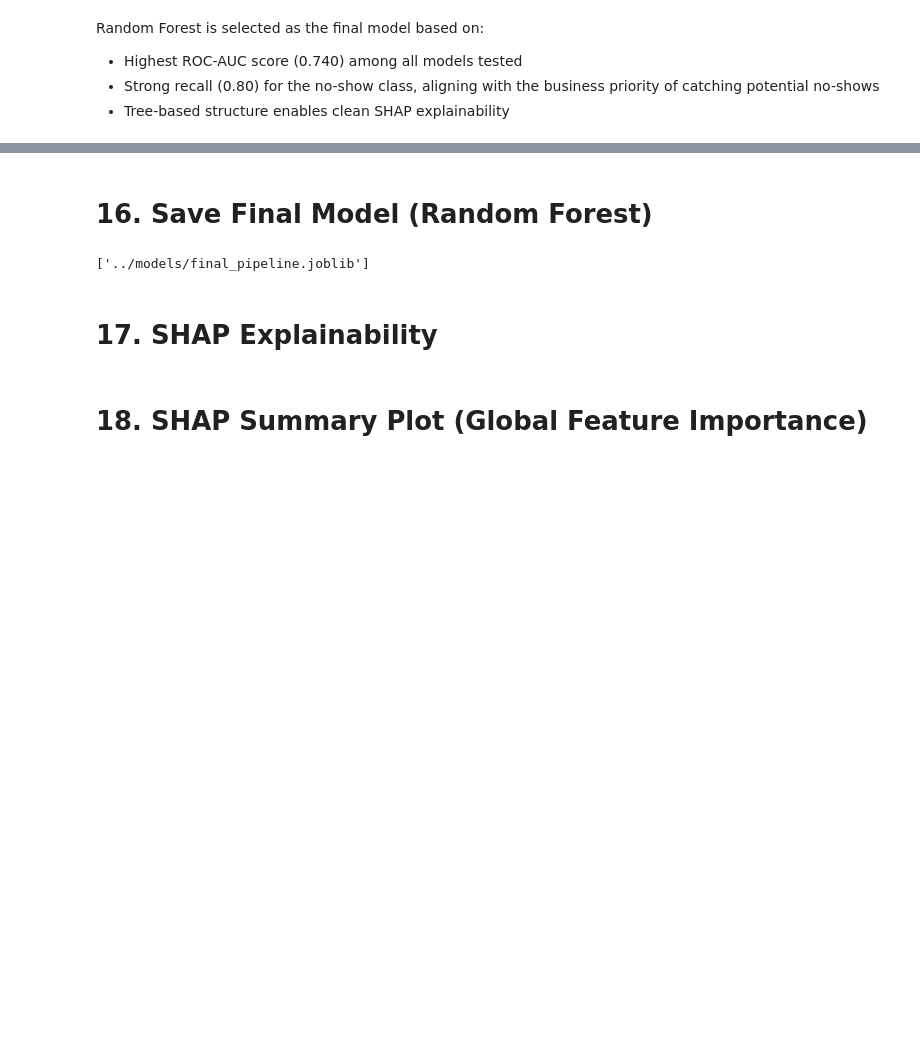
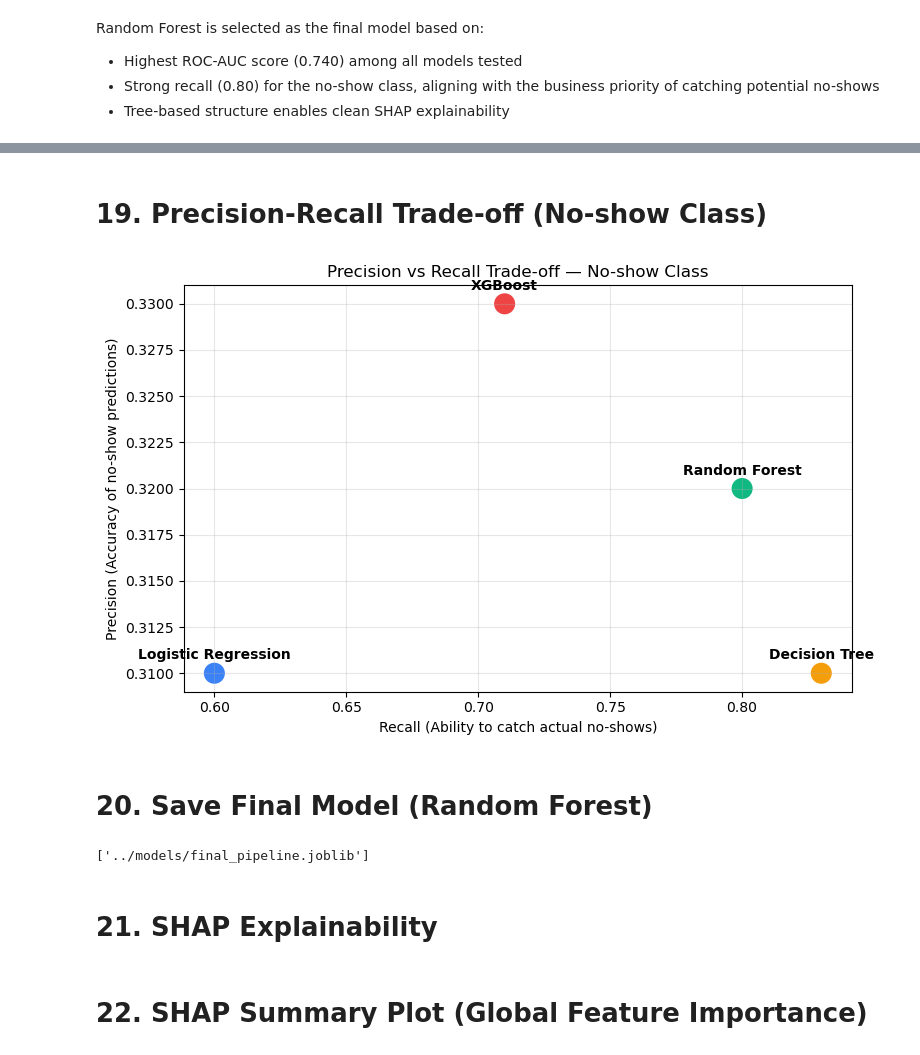
Before and after one commit to md-faiyazkhan/surevisit, a Jupyter notebook: notebooks/03_model_training.ipynb, the cells around one changed output, grey strips where cells are left out. Drawn from its saved outputs; the diff is of its cells as text; code cells hidden in the pictures; blank space fills up the shorter version.

```diff
--- a/notebooks/03_model_training.ipynb
+++ b/notebooks/03_model_training.ipynb
@@ -177,17 +228,36 @@ Random Forest is selected as the final model based on:
+# %% [markdown]
+# 19. Precision-Recall Trade-off (No-show Class)
+# %%
+plt.figure(figsize=(8, 5))
+plt.scatter(model_comparison['Recall'], model_comparison['Precision'], s=200, c=['#3B82F6', '#F59E0B', '#10B981', '#EF4444'])
+
+for i, model in enumerate(model_comparison['Model']):
+    plt.annotate(model, (model_comparison['Recall'][i], model_comparison['Precision'][i]),
+                 textcoords="offset points", xytext=(0, 10), ha='center', fontweight='bold')
+
+plt.title('Precision vs Recall Trade-off — No-show Class')
+plt.xlabel('Recall (Ability to catch actual no-shows)')
+plt.ylabel('Precision (Accuracy of no-show predictions)')
+plt.grid(alpha=0.3)
+plt.tight_layout()
+plt.show()
+plt.close()
+# %% [output]
+[figure, added]
 # %% [markdown]
-# 16. Save Final Model (Random Forest)
+# 20. Save Final Model (Random Forest)
 # %%
 joblib.dump(rf, "../models/final_pipeline.joblib")
 # %% [output]
 ['../models/final_pipeline.joblib']
 # %% [markdown]
-# 17. SHAP Explainability
+# 21. SHAP Explainability
 # %%
 X_sample = X_test.sample(500, random_state=42)
 explainer = shap.TreeExplainer(rf)
 shap_values = explainer.shap_values(X_sample)
 # %% [markdown]
-# 18. SHAP Summary Plot (Global Feature Importance)
+# 22. SHAP Summary Plot (Global Feature Importance)
 # %%
 shap.summary_plot(shap_values[:, :, 1], X_sample)
 # %% [output]
```
Also changed, not shown: parts of 9 cells of this notebook.
